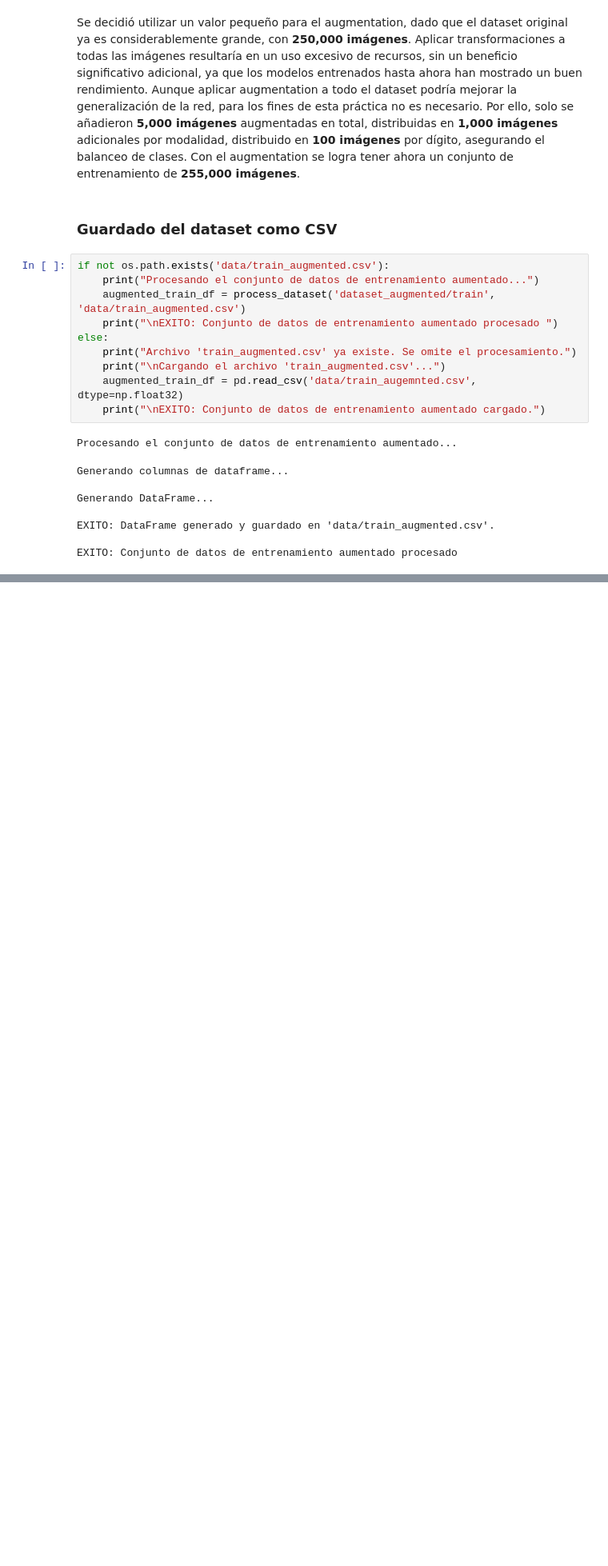
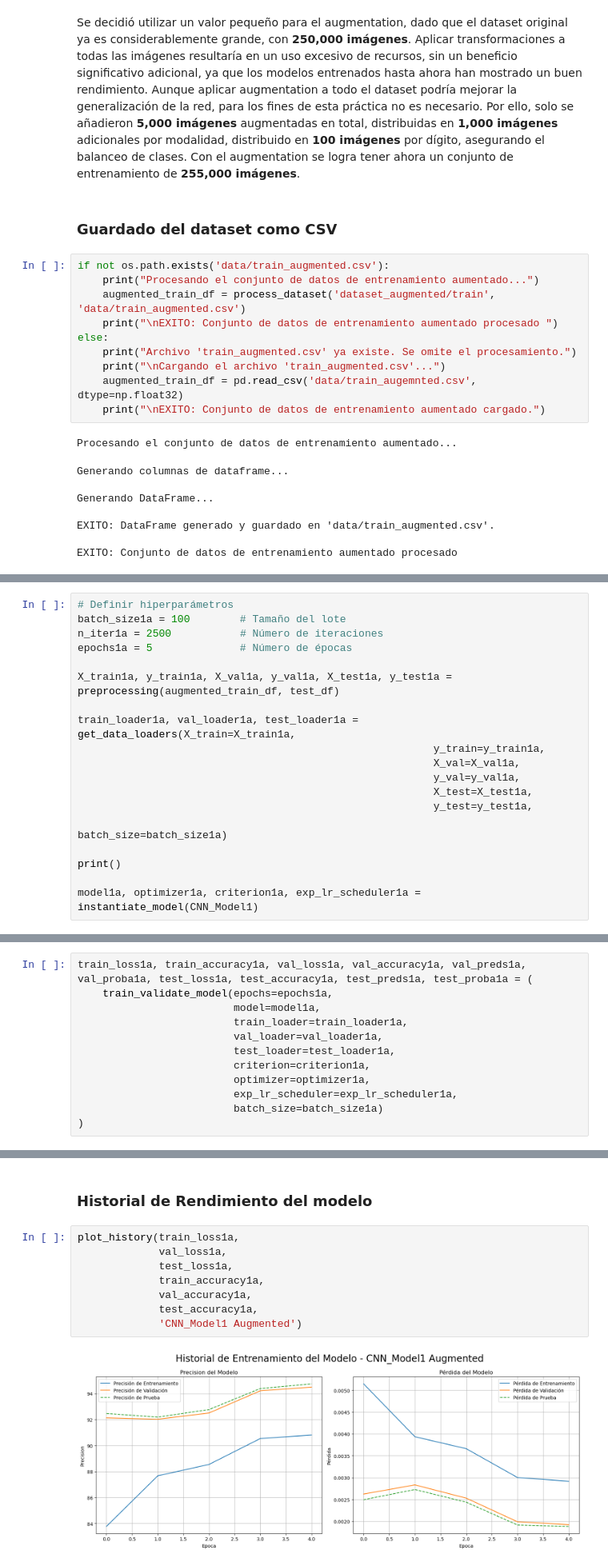
Before and after one commit to LeivaDiego/Lab4-DataScience, a Jupyter notebook: Lab4_CNN.ipynb, the cells around one changed output, grey strips where cells are left out. Shown at 80% size. Cells and saved outputs as stored; diff of their text form; blank space fills up the shorter version.

```diff
--- a/Lab4_CNN.ipynb
+++ b/Lab4_CNN.ipynb
@@ -1543,0 +1550,19 @@ EXITO: Conjunto de datos de entrenamiento aumentado procesado
+# %%
+# Definir hiperparámetros
+batch_size1a = 100        # Tamaño del lote
+n_iter1a = 2500           # Número de iteraciones
+epochs1a = 5              # Número de épocas
+
+X_train1a, y_train1a, X_val1a, y_val1a, X_test1a, y_test1a = preprocessing(augmented_train_df, test_df)
+
+train_loader1a, val_loader1a, test_loader1a = get_data_loaders(X_train=X_train1a,
+                                                         y_train=y_train1a,
+                                                         X_val=X_val1a,
+                                                         y_val=y_val1a,
+                                                         X_test=X_test1a,
+                                                         y_test=y_test1a,
+                                                         batch_size=batch_size1a)
+
+print()
+
+model1a, optimizer1a, criterion1a, exp_lr_scheduler1a = instantiate_model(CNN_Model1)
@@ -1543,0 +1587,12 @@ EXITO: Conjunto de datos de entrenamiento aumentado procesado
+# %%
+train_loss1a, train_accuracy1a, val_loss1a, val_accuracy1a, val_preds1a, val_proba1a, test_loss1a, test_accuracy1a, test_preds1a, test_proba1a = (
+    train_validate_model(epochs=epochs1a,
+                         model=model1a,
+                         train_loader=train_loader1a,
+                         val_loader=val_loader1a,
+                         test_loader=test_loader1a,
+                         criterion=criterion1a,
+                         optimizer=optimizer1a,
+                         exp_lr_scheduler=exp_lr_scheduler1a,
+                         batch_size=batch_size1a)
+)
@@ -1543,0 +1620,12 @@ EXITO: Conjunto de datos de entrenamiento aumentado procesado
+# %% [markdown]
+### Historial de Rendimiento del modelo
+# %%
+plot_history(train_loss1a,
+             val_loss1a,
+             test_loss1a,
+             train_accuracy1a,
+             val_accuracy1a,
+             test_accuracy1a,
+             'CNN_Model1 Augmented')
+# %% [output]
+[figure, added]
```
Also changed, not shown: parts of 11 cells of this notebook.
